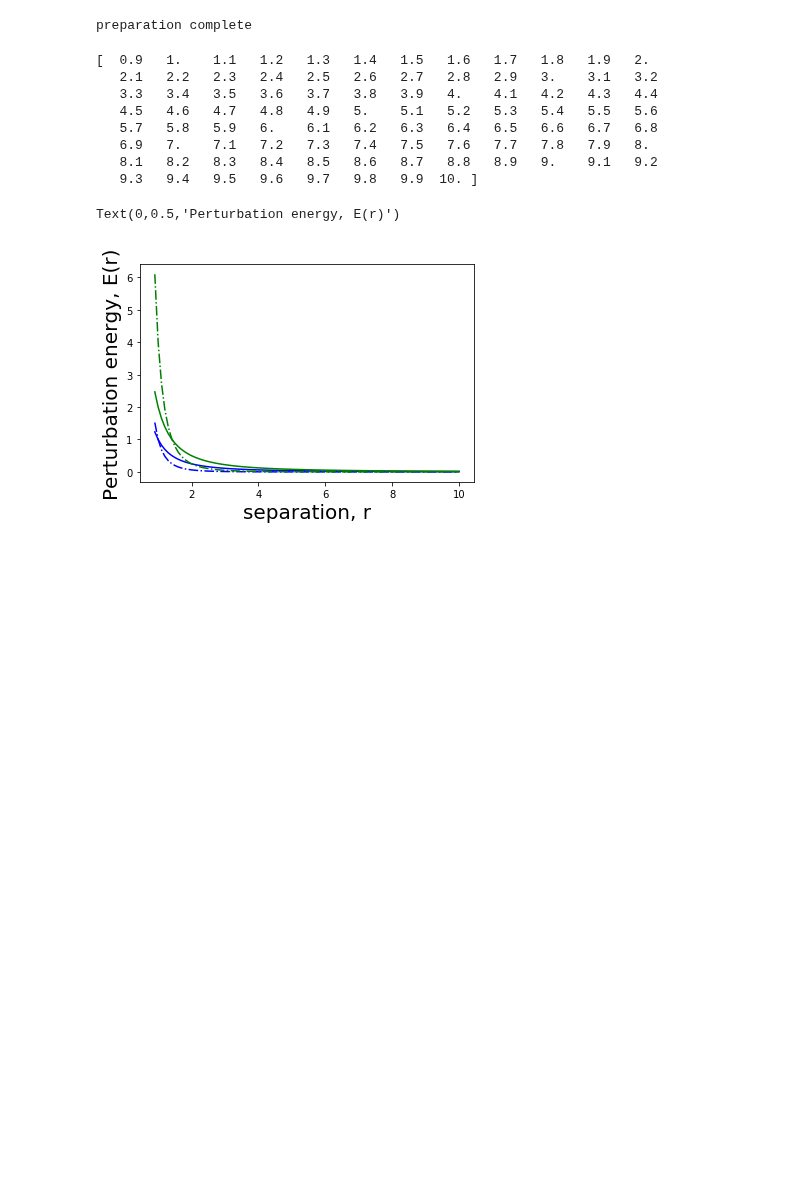
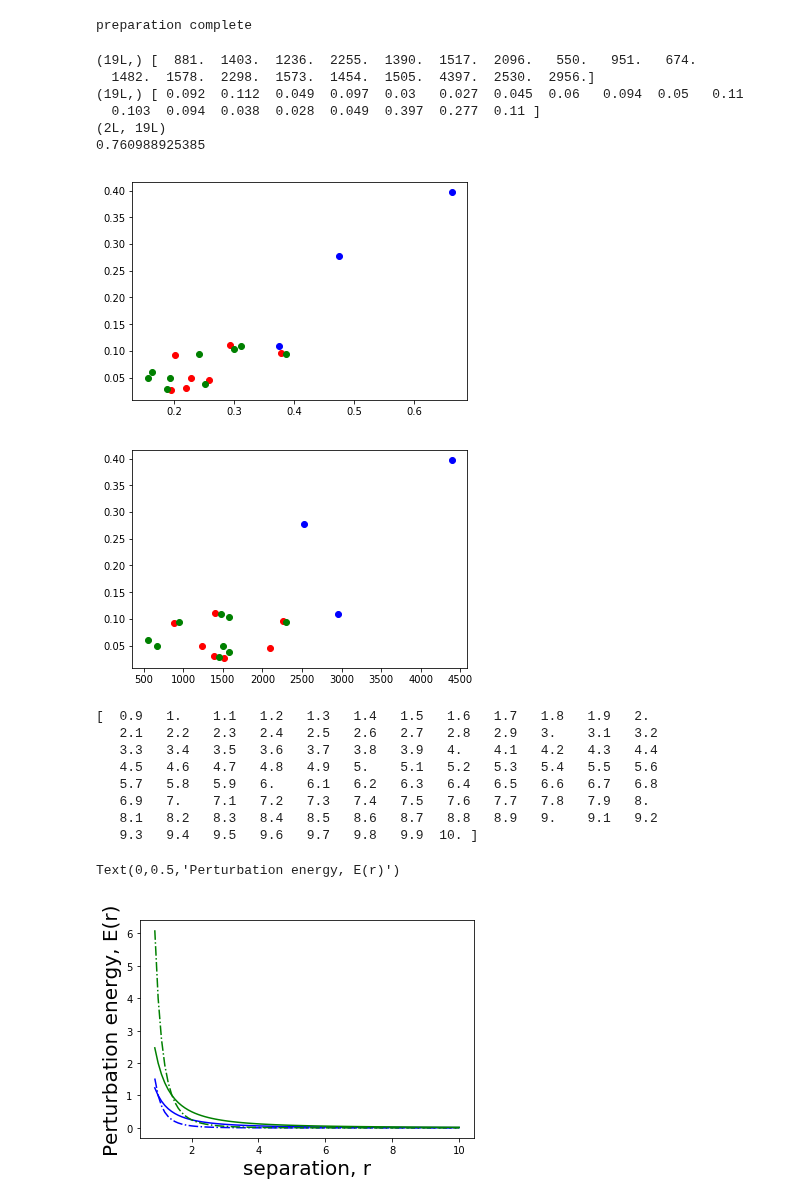
Before and after one commit to AlexlwAstro/phd_work, a Jupyter notebook: rotation_plots.ipynb, the cells around one changed output. Cells and saved outputs as stored; diff of their text form; code cells hidden in the pictures; blank space fills up the shorter version.

```diff
--- a/rotation_plots.ipynb
+++ b/rotation_plots.ipynb
@@ -36,6 +36,60 @@ def avoid_nan(numer,denom):
 print 'preparation complete'
 # %% [output]
 preparation complete
+# %%
+central_wavelengths_acs = [4359.,4781.,5413.,5961.,6323.,7763.,8117.]
+central_wavelengths_acs = np.array(central_wavelengths_acs)
+fwhm_acs = [881.,1403.,1236.,2255.,1390.,1517.,2096.]
+fwhm_acs = np.array(fwhm_acs)
+ext_range_acs = [0.092,0.112,0.049,0.097,0.030,0.027,0.045]
+ext_range_acs = np.array(ext_range_acs)
+
+central_wavelengths_wfc3 = [3368.,3929.,4322.,4768.,5262.,5941.,6274.,7725.,7814.]
+#2216.,2341.,2696.,2722.,
+central_wavelengths_wfc3 = np.array(central_wavelengths_wfc3)
+fwhm_wfc3 = [550.,951.,674.,1482.,1578.,2298.,1573.,1454.,1505.]
+#329.,464.,417.,660.,
+fwhm_wfc3 = np.array(fwhm_wfc3)
+ext_range_wfc3 = [0.060,0.094,0.050,0.110,0.103,0.094,0.038,0.028,0.049]
+#2.038,2.049,1.292,0.720,
+ext_range_wfc3 = np.array(ext_range_wfc3)
+
+central_wavelengths_gaia = [6631.,5330.,7896.]
+central_wavelengths_gaia = np.array(central_wavelengths_gaia)
+fwhm_gaia = [4397.,2530.,2956.]
+fwhm_gaia = np.array(fwhm_gaia)
+ext_range_gaia = [0.397,0.277,0.110]
+ext_range_gaia = np.array(ext_range_gaia)
+
+x = [0.,max(fwhm_gaia/central_wavelengths_gaia)]#,2.,3.]
+
+fig1,ax1 = plt.subplots()
+ax1.plot(fwhm_acs/central_wavelengths_acs,ext_range_acs,'r',marker='o',linestyle='')
+ax1.plot(fwhm_wfc3/central_wavelengths_wfc3,ext_range_wfc3,'g',marker='o',linestyle='')
+ax1.plot(fwhm_gaia/central_wavelengths_gaia,ext_range_gaia,'b',marker='o',linestyle='')
+#ax1.plot(x,x,'m',linestyle='--')
+#ax1.set_ylim(0.0,0.6)
+fig2,ax2 = plt.subplots()
+ax2.plot(fwhm_acs,ext_range_acs,'r',marker='o',linestyle='')
+ax2.plot(fwhm_wfc3,ext_range_wfc3,'g',marker='o',linestyle='')
+ax2.plot(fwhm_gaia,ext_range_gaia,'b',marker='o',linestyle='')
+
+fwhm_all = np.concatenate([fwhm_acs,fwhm_wfc3,fwhm_gaia])
+print fwhm_all.shape,fwhm_all
+ext_range_all = np.concatenate([ext_range_acs,ext_range_wfc3,ext_range_gaia])
+print ext_range_all.shape,ext_range_all
+corr_test = np.vstack((fwhm_all, ext_range_all))
+print corr_test.shape
+print np.corrcoef(corr_test)[0,1]
+# %% [output]
+(19L,) [  881.  1403.  1236.  2255.  1390.  1517.  2096.   550.   951.   674.
+  1482.  1578.  2298.  1573.  1454.  1505.  4397.  2530.  2956.]
+(19L,) [ 0.092  0.112  0.049  0.097  0.03   0.027  0.045  0.06   0.094  0.05   0.11
+  0.103  0.094  0.038  0.028  0.049  0.397  0.277  0.11 ]
+(2L, 19L)
+0.760988925385
+[figure, added]
+[figure, added]
 # %%
 r = np.linspace(0.9,10.0,92)
 print r
```
Also changed, not shown: 8 other files.
